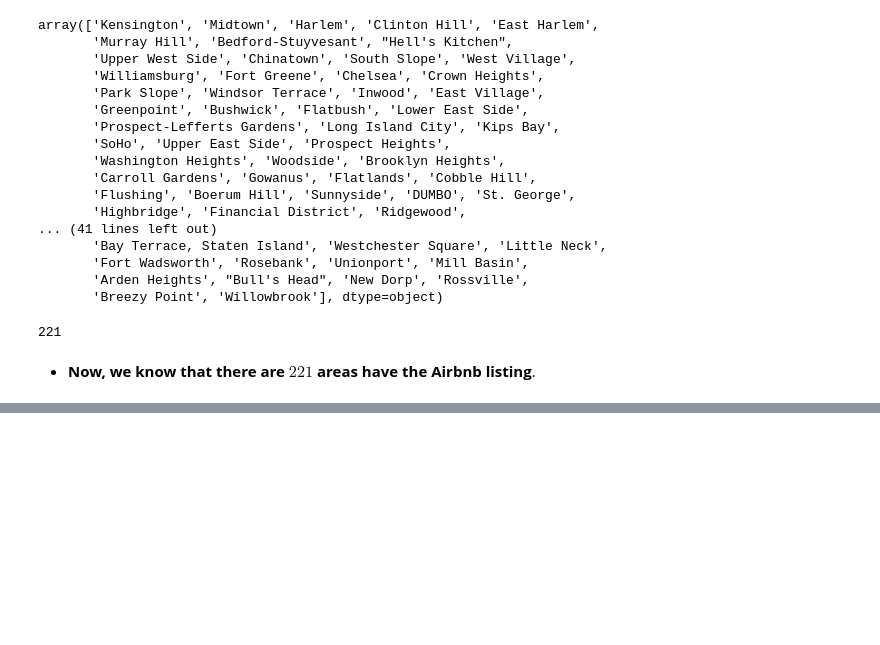
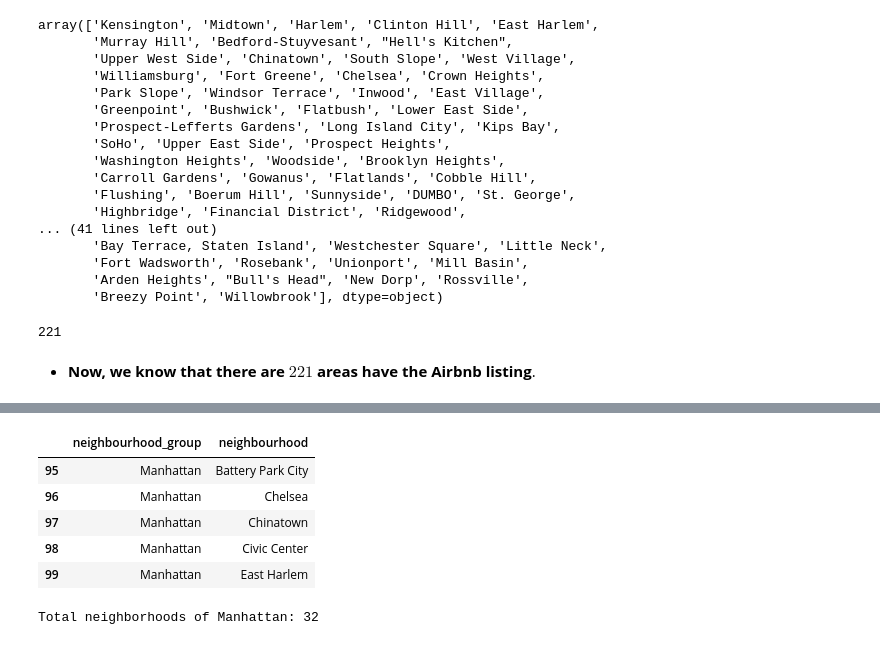
Before and after one commit to vir097/Airbnb-Bookings-Analysis---Capstone-Project, a Jupyter notebook: Airbnb_Bookings_Analysis_Capstone_Project.ipynb, the cells around one changed output, grey strips where cells are left out. Saved outputs shown, nothing was run; the diff lists cells and outputs as text; code cells hidden in the pictures; blank space fills up the shorter version.

```diff
--- a/Airbnb_Bookings_Analysis_Capstone_Project.ipynb
+++ b/Airbnb_Bookings_Analysis_Capstone_Project.ipynb
@@ -372,0 +385,15 @@ len(airbnb_df['neighbourhood'].unique())
+# %%
+# List of Manhattan neighborhoods
+Manhattan_list = neighbourhood_df[neighbourhood_df['neighbourhood_group']== 'Manhattan']
+Manhattan_list.head()
+# %% [output]
+|  | neighbourhood_group | neighbourhood |
+| 95 | Manhattan | Battery Park City |
+| 96 | Manhattan | Chelsea |
+| 97 | Manhattan | Chinatown |
+| 98 | Manhattan | Civic Center |
+| 99 | Manhattan | East Harlem |
+# %%
+print("Total neighborhoods of Manhattan:", len(Manhattan_list))
+# %% [output]
+Total neighborhoods of Manhattan: 32
```
Also changed, not shown: parts of 15 cells of this notebook.
